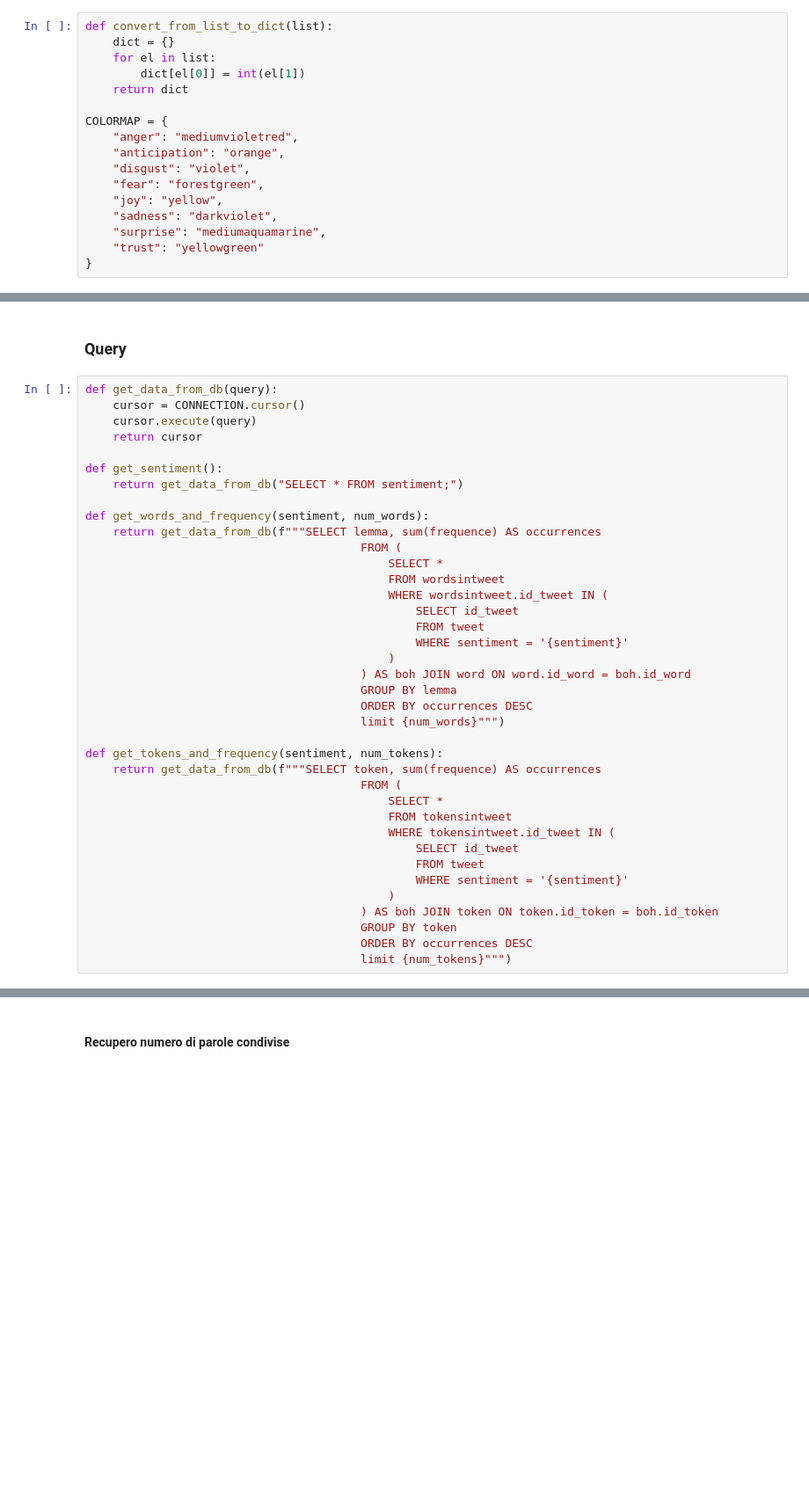
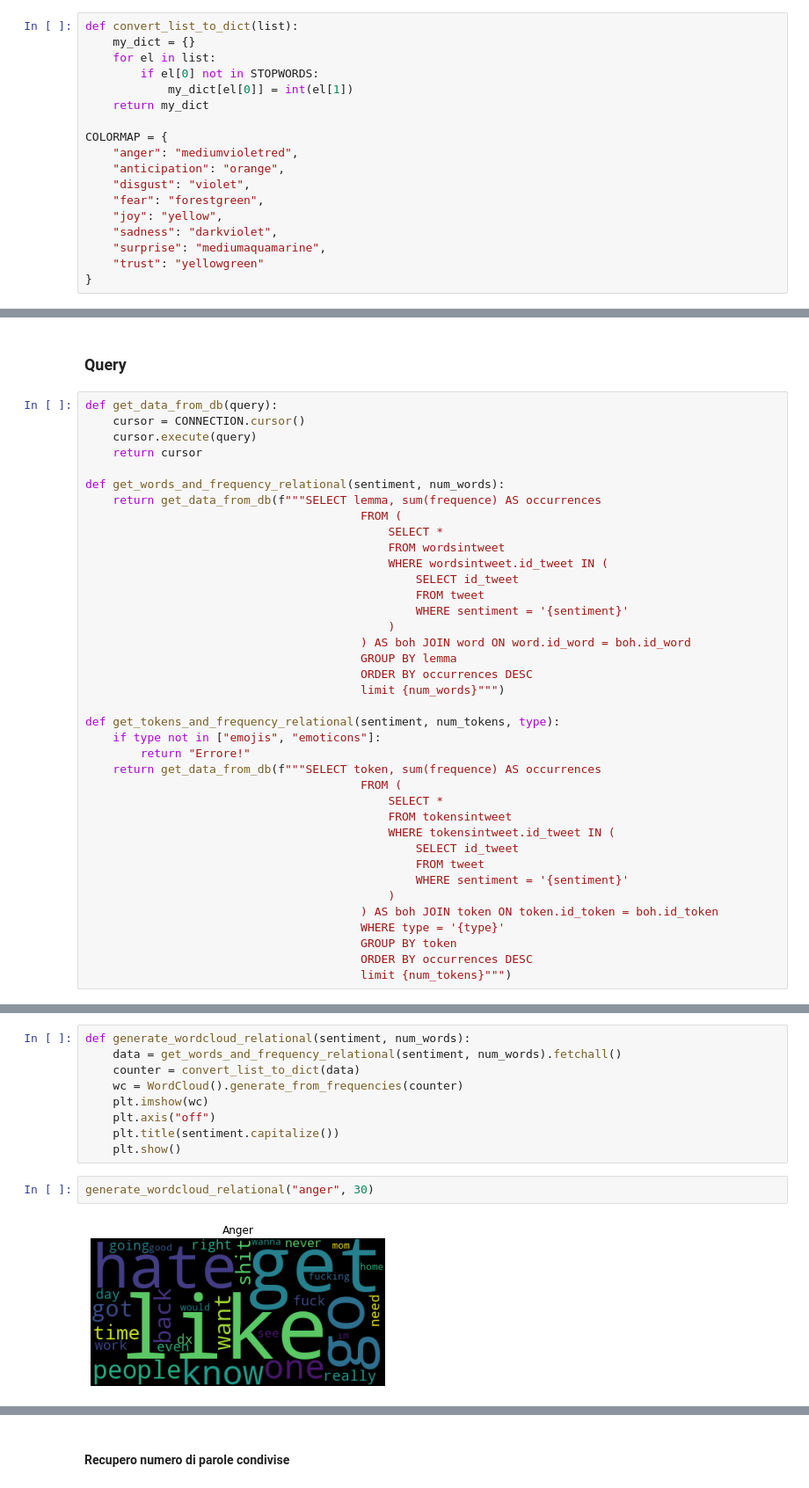
Before and after one commit to Fazzaa/tweet_analysis, a Jupyter notebook: graph.ipynb, the cells around one changed output, grey strips where cells are left out. Shown: that part at 88% size. Drawn from its saved outputs; the diff is of its cells as text; blank space fills up the shorter version.

```diff
--- a/graph.ipynb
+++ b/graph.ipynb
@@ -9,11 +10,12 @@ from PIL import Image
 # %% [markdown]
 ### Utils
 # %%
-def convert_from_list_to_dict(list):
-    dict = {}
-    for el in list:
-        dict[el[0]] = int(el[1])
-    return dict
+def convert_list_to_dict(list):
+	my_dict = {}
+	for el in list:
+		if el[0] not in STOPWORDS:
+			my_dict[el[0]] = int(el[1])
+	return my_dict
 
 COLORMAP = {
 	"anger": "mediumvioletred",
@@ -315,10 +292,7 @@ def get_data_from_db(query):
     cursor.execute(query)
     return cursor
 
-def get_sentiment():
-    return get_data_from_db("SELECT * FROM sentiment;")
-
-def get_words_and_frequency(sentiment, num_words):
+def get_words_and_frequency_relational(sentiment, num_words):
     return get_data_from_db(f"""SELECT lemma, sum(frequence) AS occurrences
                                         FROM (
                                             SELECT *
@@ -333,7 +307,9 @@ def get_words_and_frequency(sentiment, num_words):
                                         ORDER BY occurrences DESC
                                         limit {num_words}""")
 
-def get_tokens_and_frequency(sentiment, num_tokens):
+def get_tokens_and_frequency_relational(sentiment, num_tokens, type):
+    if type not in ["emojis", "emoticons"]:
+        return "Errore!"
     return get_data_from_db(f"""SELECT token, sum(frequence) AS occurrences
                                         FROM (
                                             SELECT *
@@ -344,6 +320,7 @@ def get_tokens_and_frequency(sentiment, num_tokens):
                                                 WHERE sentiment = '{sentiment}'
                                             )
                                         ) AS boh JOIN token ON token.id_token = boh.id_token
+                                        WHERE type = '{type}'
                                         GROUP BY token
                                         ORDER BY occurrences DESC
                                         limit {num_tokens}""")
@@ -387,0 +329,13 @@ generate_emojicloud(convert_from_list_to_dict(trust_tokens))
+# %%
+def generate_wordcloud_relational(sentiment, num_words):
+	data = get_words_and_frequency_relational(sentiment, num_words).fetchall()
+	counter = convert_list_to_dict(data)
+	wc = WordCloud().generate_from_frequencies(counter)
+	plt.imshow(wc)
+	plt.axis("off")
+	plt.title(sentiment.capitalize())
+	plt.show()
+# %%
+generate_wordcloud_relational("anger", 30)
+# %% [output]
+[figure, added]
```
Also changed, not shown: parts of 31 cells of this notebook.
